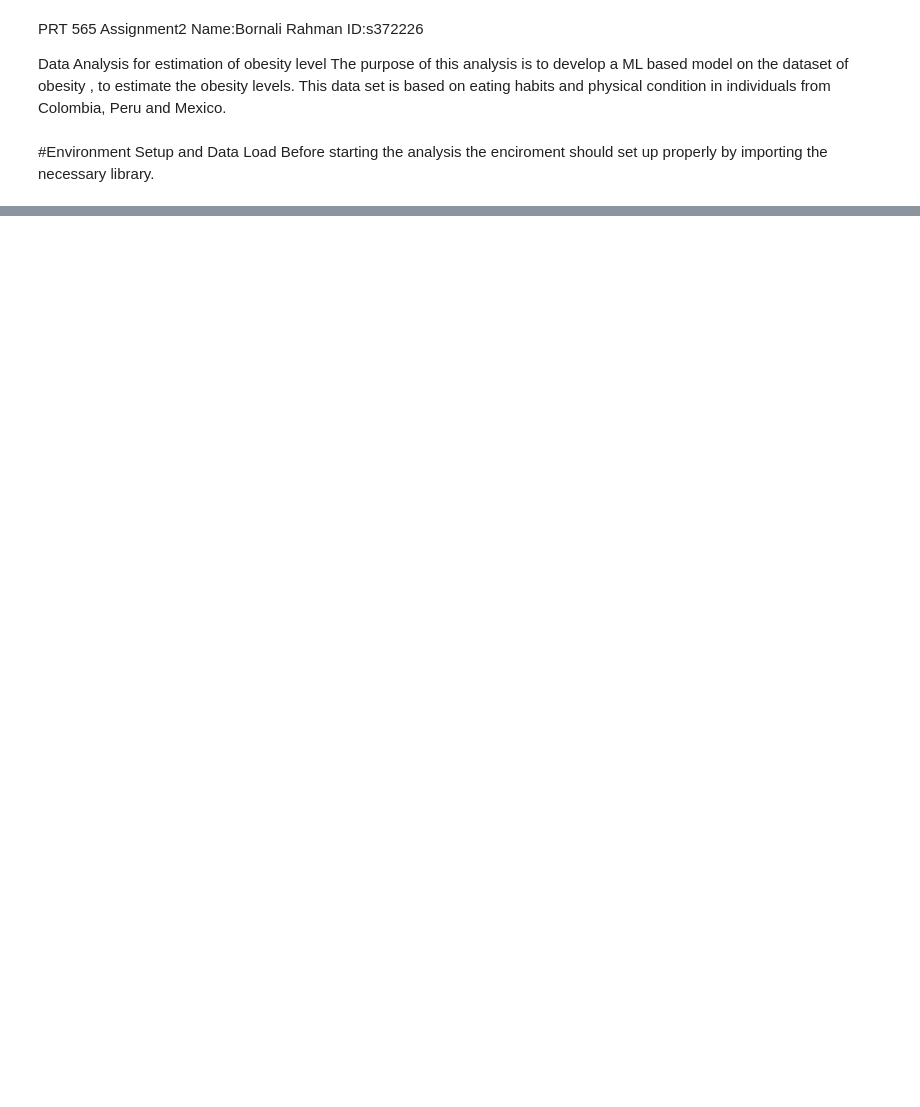
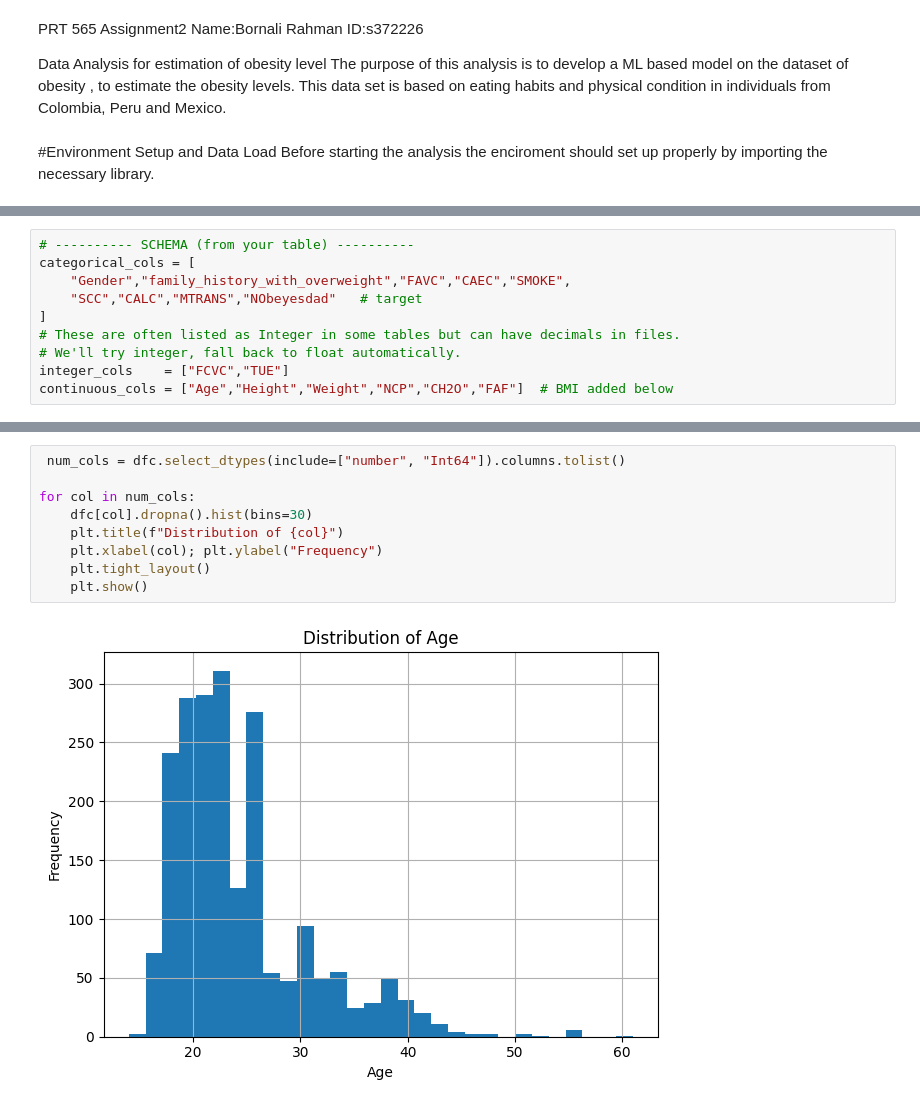
Before and after one commit to Bornali13/ML_Assignment_2_Obesity-data, a Jupyter notebook: analysis.ipynb, the cells around one changed output, grey strips where cells are left out. Saved outputs shown, nothing was run; the diff lists cells and outputs as text; blank space fills up the shorter version.

```diff
--- a/analysis.ipynb
+++ b/analysis.ipynb
@@ -24,0 +107,10 @@ NameError: name 'pd' is not defined
+# %%
+# ---------- SCHEMA (from your table) ----------
+categorical_cols = [
+    "Gender","family_history_with_overweight","FAVC","CAEC","SMOKE",
+    "SCC","CALC","MTRANS","NObeyesdad"   # target
+]
+# These are often listed as Integer in some tables but can have decimals in files.
+# We'll try integer, fall back to float automatically.
+integer_cols    = ["FCVC","TUE"]
+continuous_cols = ["Age","Height","Weight","NCP","CH2O","FAF"]  # BMI added below
@@ -24,0 +373,11 @@ NameError: name 'pd' is not defined
+# %%
+ num_cols = dfc.select_dtypes(include=["number", "Int64"]).columns.tolist()
+
+for col in num_cols:
+    dfc[col].dropna().hist(bins=30)
+    plt.title(f"Distribution of {col}")
+    plt.xlabel(col); plt.ylabel("Frequency")
+    plt.tight_layout()
+    plt.show()
+# %% [output]
+[figure, added]
```
Also changed, not shown: parts of 34 cells of this notebook.
